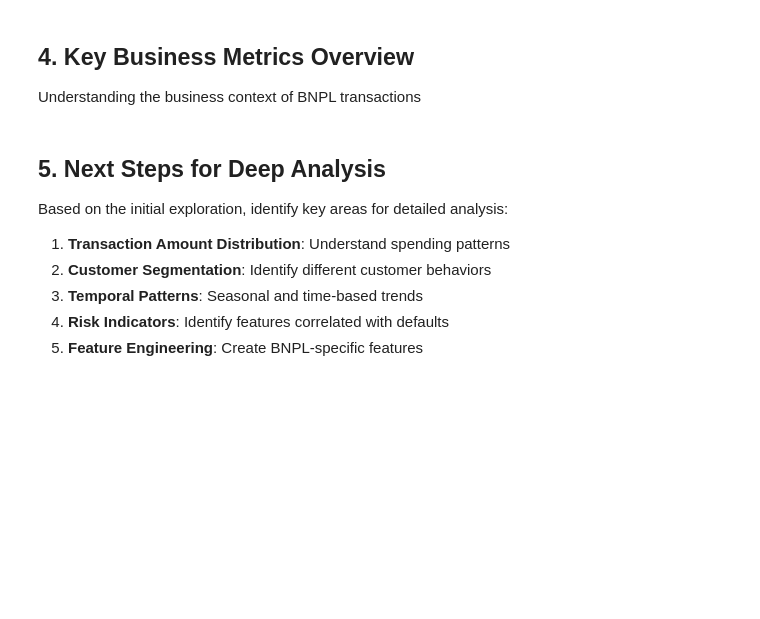
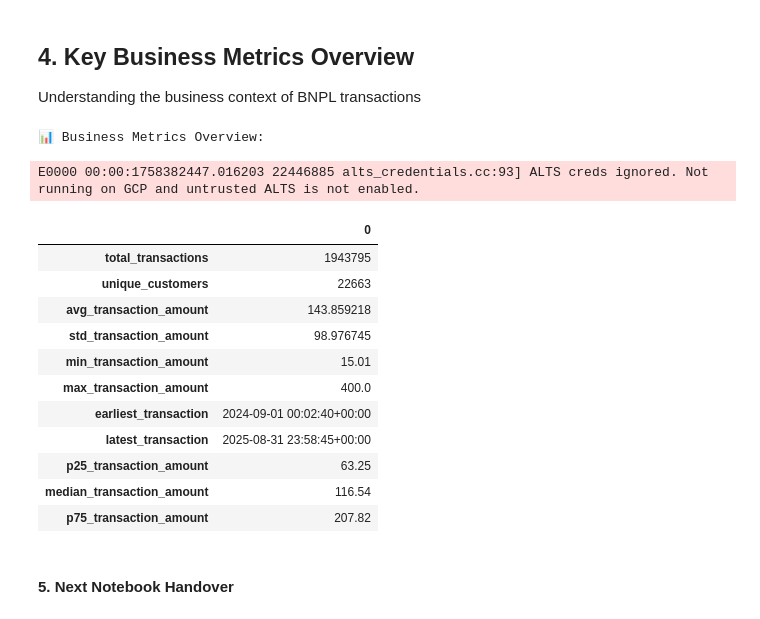
Before and after one commit to whitehackr/flit-ml, a Jupyter notebook: research/notebooks/01_data_exploration.ipynb, the cells around one changed output. Saved outputs shown, nothing was run; the diff lists cells and outputs as text; code cells hidden in the pictures; blank space fills up the shorter version.

```diff
--- a/research/notebooks/01_data_exploration.ipynb
+++ b/research/notebooks/01_data_exploration.ipynb
@@ -142,37 +247,50 @@ else:
 
 Understanding the business context of BNPL transactions
 # %%
-# Basic business metrics from full dataset
+# Basic business metrics from full dataset - FIXED SQL
 business_metrics_query = """
-SELECT
+WITH base_metrics AS (
+  SELECT
     COUNT(*) as total_transactions,
     COUNT(DISTINCT customer_id) as unique_customers,
-    AVG(transaction_amount) as avg_transaction_amount,
-    STDDEV(transaction_amount) as std_transaction_amount,
-    MIN(transaction_amount) as min_transaction_amount,
-    MAX(transaction_amount) as max_transaction_amount,
-    PERCENTILE_CONT(transaction_amount, 0.25) OVER() as p25_transaction_amount,
-    PERCENTILE_CONT(transaction_amount, 0.5) OVER() as median_transaction_amount,
-    PERCENTILE_CONT(transaction_amount, 0.75) OVER() as p75_transaction_amount,
-    MIN(transaction_date) as earliest_transaction,
-    MAX(transaction_date) as latest_transaction
-FROM `flit-data-platform.flit_staging.stg_bnpl_raw_transactions`
-LIMIT 1
+    AVG(amount) as avg_transaction_amount,
+    STDDEV(amount) as std_transaction_amount,
+    MIN(amount) as min_transaction_amount,
+    MAX(amount) as max_transaction_amount,
+    MIN(transaction_timestamp) as earliest_transaction,
+    MAX(transaction_timestamp) as latest_transaction
+  FROM `flit-data-platform.flit_staging.stg_bnpl_raw_transactions`
+),
+percentiles AS (
+  SELECT
+    APPROX_QUANTILES(amount, 4)[OFFSET(1)] as p25_transaction_amount,
+    APPROX_QUANTILES(amount, 4)[OFFSET(2)] as median_transaction_amount,
+    APPROX_QUANTILES(amount, 4)[OFFSET(3)] as p75_transaction_amount
+  FROM `flit-data-platform.flit_staging.stg_bnpl_raw_transactions`
+)
+SELECT * FROM base_metrics, percentiles
 """
 
 print("📊 Business Metrics Overview:")
 business_metrics = client.query(business_metrics_query).to_dataframe()
 business_metrics.T
+# %% [output]
+📊 Business Metrics Overview:
+E0000 00:00:1758382447.016203 22446885 alts_credentials.cc:93] ALTS creds ignored. Not running on GCP and untrusted ALTS is not enabled.
+|  | 0 |
+| total_transactions | 1943795 |
+| unique_customers | 22663 |
+| avg_transaction_amount | 143.859218 |
+| std_transaction_amount | 98.976745 |
+| min_transaction_amount | 15.01 |
+| max_transaction_amount | 400.0 |
+| earliest_transaction | 2024-09-01 00:02:40+00:00 |
+| latest_transaction | 2025-08-31 23:58:45+00:00 |
+| p25_transaction_amount | 63.25 |
+| median_transaction_amount | 116.54 |
+| p75_transaction_amount | 207.82 |
-# %% [markdown]
-## 5. Next Steps for Deep Analysis
-
-Based on the initial exploration, identify key areas for detailed analysis:
-
-1. **Transaction Amount Distribution**: Understand spending patterns
-2. **Customer Segmentation**: Identify different customer behaviors
-3. **Temporal Patterns**: Seasonal and time-based trends
-4. **Risk Indicators**: Identify features correlated with defaults
-5. **Feature Engineering**: Create BNPL-specific features
+# %% [markdown]
+#### 5. Next Notebook Handover
 # %%
 # Save key insights for next notebook
 insights = {
```
Also changed, not shown: parts of 23 cells of this notebook.
